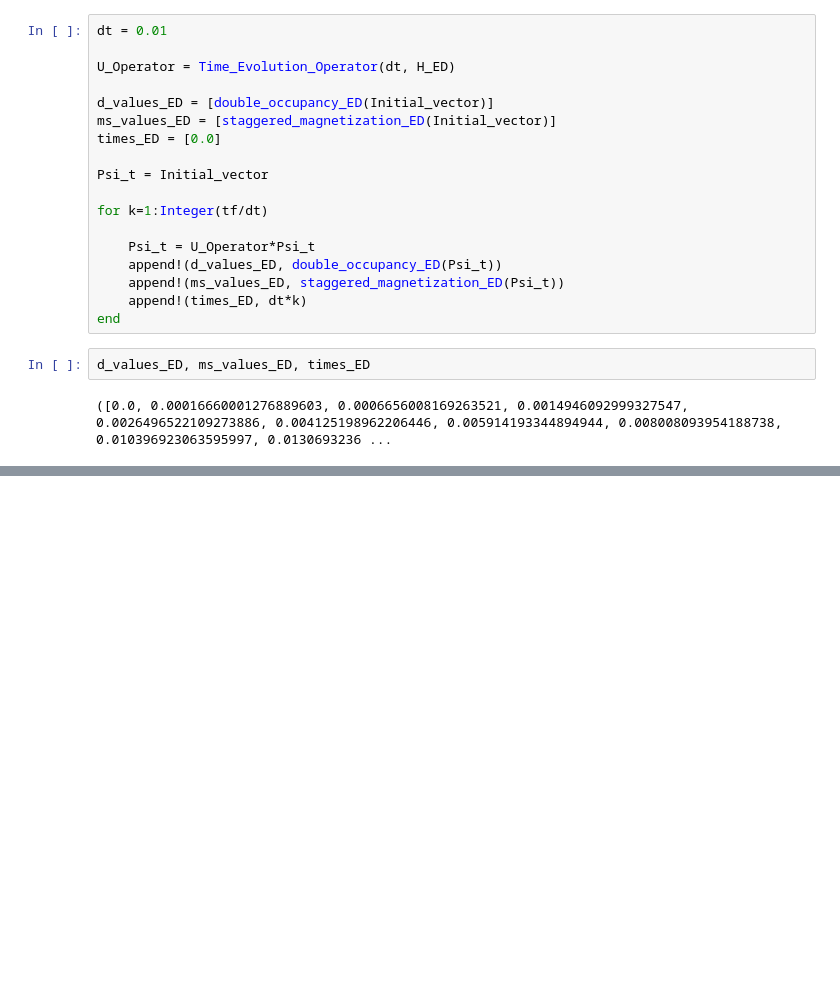
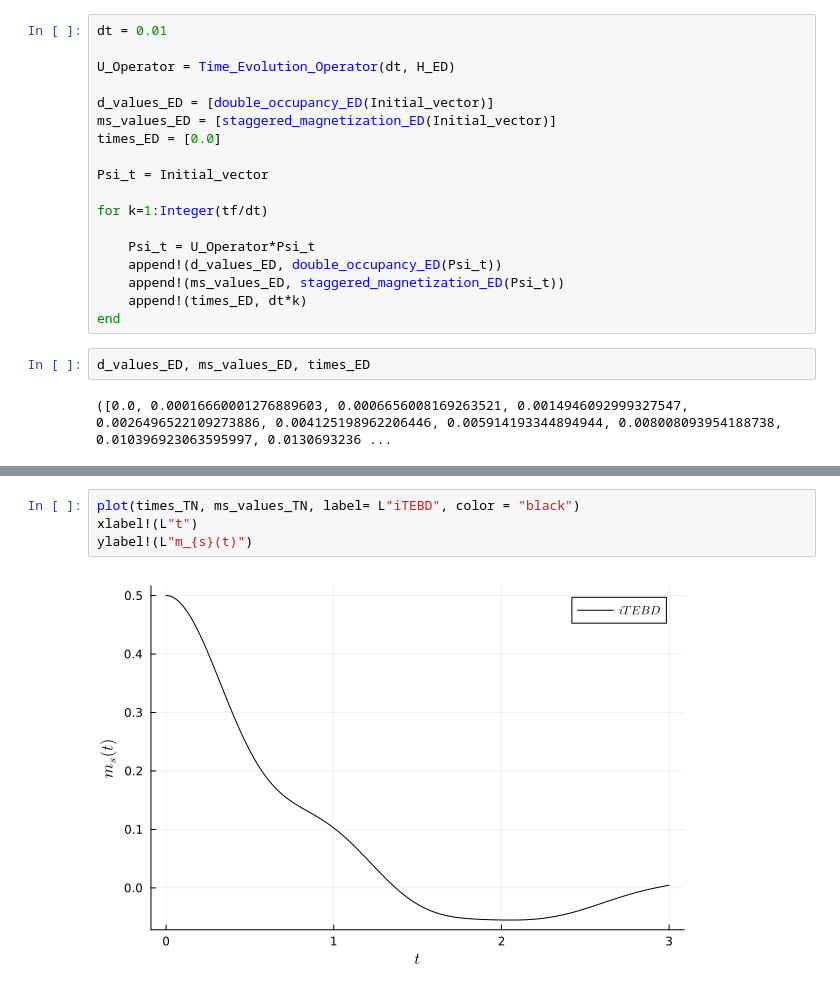
Before and after one commit to Joacop16/Tensor_Networks_with_Julia, a Jupyter notebook: 4 - Fermi-Hubbard Model (Spinful Systems).ipynb, the cells around one changed output, grey strips where cells are left out. Drawn from its saved outputs; the diff is of its cells as text; blank space fills up the shorter version.

```diff
--- a/4 - Fermi-Hubbard Model (Spinful Systems).ipynb
+++ b/4 - Fermi-Hubbard Model (Spinful Systems).ipynb
@@ -488,0 +565,6 @@ ylabel!(L"m_{s}(t)")
+# %%
+plot(times_TN, ms_values_TN, label= L"iTEBD", color = "black")
+xlabel!(L"t")
+ylabel!(L"m_{s}(t)")
+# %% [output]
+[figure, added]
```
Also changed, not shown: parts of 17 cells of this notebook, 1 other file.
